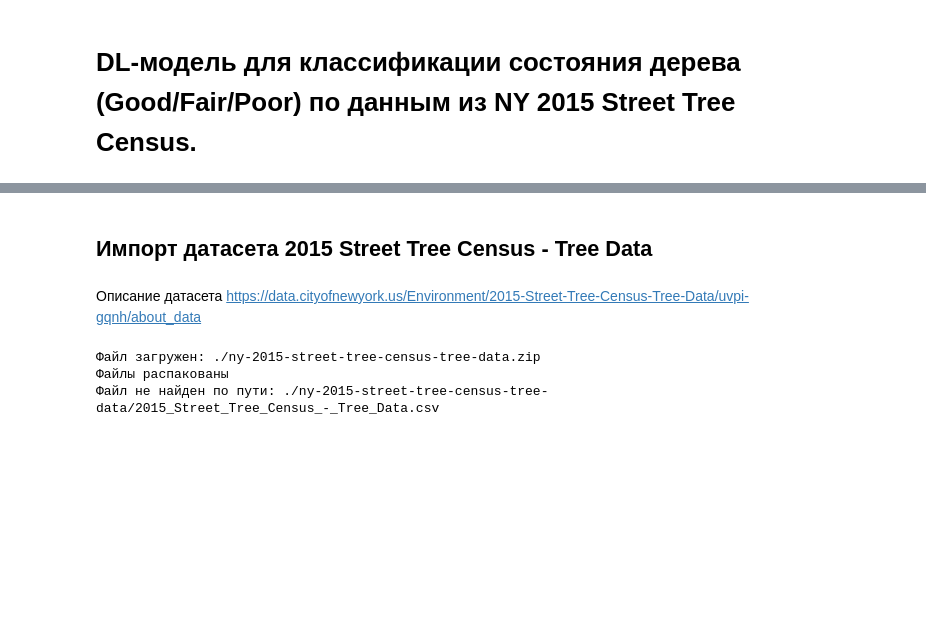
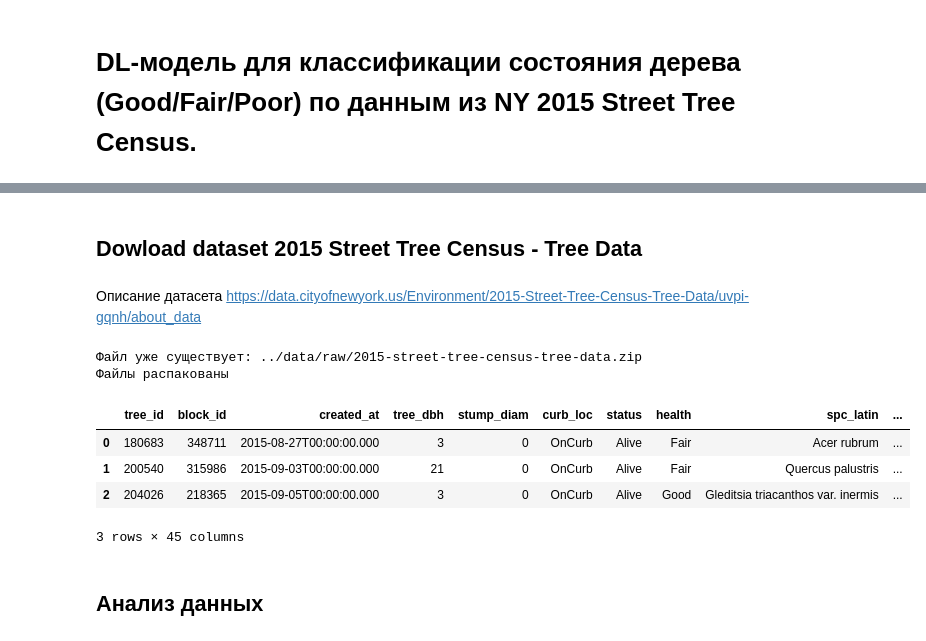
Before and after one commit to AleksTurov/street_tree, a Jupyter notebook: notebook/sreet_tree.ipynb, the cells around one changed output, grey strips where cells are left out. Cells and saved outputs as stored; diff of their text form; code cells hidden in the pictures; blank space fills up the shorter version.

```diff
--- a/notebook/sreet_tree.ipynb
+++ b/notebook/sreet_tree.ipynb
@@ -3,4 +16,4 @@
 # %% [markdown]
-## Импорт датасета 2015 Street Tree Census - Tree Data
+## Dowload dataset 2015 Street Tree Census - Tree Data
 # %% [markdown]
 Описание датасета https://data.cityofnewyork.us/Environment/2015-Street-Tree-Census-Tree-Data/uvpi-gqnh/about_data
@@ -7,39 +28,39 @@
 # %%
-import os
-import zipfile
-import requests
+def download_file(url, output_path):
+    """
+    Загрузка файла по URL и сохранение в output_path
+    """
+    # Проверка наличия архива
+    if not os.path.exists(output_path):
+        # Загрузка файла
+        response = requests.get(url, stream=True)
+        if response.status_code == 200:
+            with open(output_path, 'wb') as f:
+                for chunk in response.iter_content(chunk_size=128):
+                    f.write(chunk)
+            print(f"Файл загружен: {output_path}")
+        else:
+            print(f"Ошибка при загрузке файла: {response.status_code}")
+    else:
+        print(f"Файл уже существует: {output_path}")
 
-# URL для загрузки датасета
-url = "https://www.kaggle.com/api/v1/datasets/download/new-york-city/ny-2015-street-tree-census-tree-data"
-output_path = os.path.expanduser("./ny-2015-street-tree-census-tree-data.zip")
+    # Распаковка архива
+    with zipfile.ZipFile(output_path, 'r') as zip_ref:
+        zip_ref.extractall(path_raw)
+        print("Файлы распакованы")
 
-# Загрузка файла
-response = requests.get(url, stream=True)
-if response.status_code == 200:
-    with open(output_path, 'wb') as f:
-        for chunk in response.iter_content(chunk_size=128):
-            f.write(chunk)
-    print(f"Файл загружен: {output_path}")
-else:
-    print(f"Ошибка при загрузке файла: {response.status_code}")
-
-# Распаковка архива
-with zipfile.ZipFile(output_path, 'r') as zip_ref:
-    zip_ref.extractall(os.path.expanduser("./ny-2015-street-tree-census-tree-data"))
-    print("Файлы распакованы")
-
-# Указание пути к конкретному файлу
-file_path = os.path.expanduser("./ny-2015-street-tree-census-tree-data/2015_Street_Tree_Census_-_Tree_Data.csv")
-
-# Проверка, существует ли файл по указанному пути
-if os.path.exists(file_path):
-    # Чтение данных в DataFrame
-    df = pd.read_csv(file_path)
-    # Просмотр первых строк датасета
-    print(df.head())
-else:
-    print(f"Файл не найден по пути: {file_path}")
+download_file(url, output_path)
 # %% [output]
-Файл загружен: ./ny-2015-street-tree-census-tree-data.zip
+Файл уже существует: ../data/raw/2015-street-tree-census-tree-data.zip
 Файлы распакованы
-Файл не найден по пути: ./ny-2015-street-tree-census-tree-data/2015_Street_Tree_Census_-_Tree_Data.csv
+# %%
+df = pd.read_csv(f'{path_raw}/{name_dataset}.csv')
+df.head(3)
+# %% [output]
+|  | tree_id | block_id | created_at | tree_dbh | stump_diam | curb_loc | status | health | spc_latin | ... |
+| 0 | 180683 | 348711 | 2015-08-27T00:00:00.000 | 3 | 0 | OnCurb | Alive | Fair | Acer rubrum | ... |
+| 1 | 200540 | 315986 | 2015-09-03T00:00:00.000 | 21 | 0 | OnCurb | Alive | Fair | Quercus palustris | ... |
+| 2 | 204026 | 218365 | 2015-09-05T00:00:00.000 | 3 | 0 | OnCurb | Alive | Good | Gleditsia triacanthos var. inermis | ... |
+3 rows × 45 columns
+# %% [markdown]
+## Анализ данных
```
Also changed, not shown: parts of 21 cells of this notebook, 5 other files.
